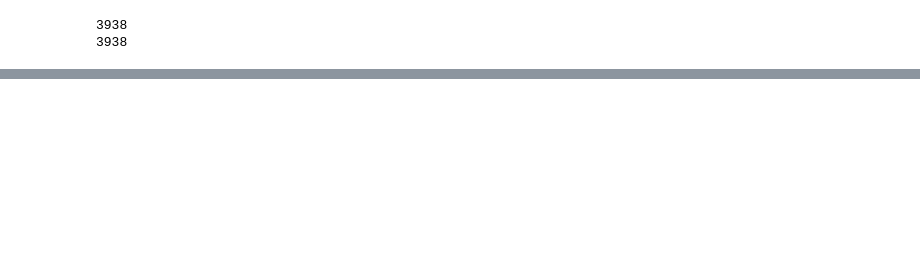
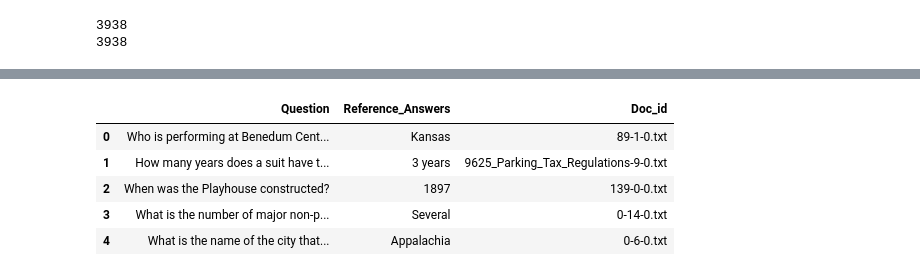
Before and after one commit to Aaalan-Zhang/nlp-from-scratch-assignment-fall2024, a Jupyter notebook: annotation/automatic_annotation.ipynb, the cells around one changed output, grey strips where cells are left out. Cells and saved outputs as stored; diff of their text form; code cells hidden in the pictures; blank space fills up the shorter version.

```diff
--- a/annotation/automatic_annotation.ipynb
+++ b/annotation/automatic_annotation.ipynb
@@ -240,6 +240,9 @@ import random
 qa_pairs = pd.read_csv('../data/annotated/QA_pairs.csv')
 print(len(qa_pairs))
 
+# convert the answer to str type
+qa_pairs['Answer'] = qa_pairs['Answer'].apply(lambda x: str(x))
+
 # for all duplicated question, compress them into one row, and make the answer a list, and all other columns take the first value
 qa_pairs_deduplicated = qa_pairs.groupby('Question').agg({'Answer': list, 'Doc_id': 'first'}).reset_index()
 print(len(qa_pairs_deduplicated))
@@ -247,6 +250,6 @@ print(len(qa_pairs_deduplicated))
 8523
 7876
 # %%
-# then only keep unique answers for each question
-qa_pairs_deduplicated['Answer'] = qa_pairs_deduplicated['Answer'].apply(lambda x: list(set(x)))
+# then only keep unique answers for each question, make the answer a concatenated string separated by semicolon
+qa_pairs_deduplicated['Answer'] = qa_pairs_deduplicated['Answer'].apply(lambda x: '[SEP]'.join(list(set(x))))
 # %%
@@ -291,0 +317,10 @@ print(len(qa_pairs_2))
+# %%
+qa_pairs_1.reset_index(drop=True, inplace=True)
+qa_pairs_1.head()
+# %% [output]
+|  | Question | Reference_Answers | Doc_id |
+| 0 | Who is performing at Benedum Cent... | Kansas | 89-1-0.txt |
+| 1 | How many years does a suit have t... | 3 years | 9625_Parking_Tax_Regulations-9-0.txt |
+| 2 | When was the Playhouse constructed? | 1897 | 139-0-0.txt |
+| 3 | What is the number of major non-p... | Several | 0-14-0.txt |
+| 4 | What is the name of the city that... | Appalachia | 0-6-0.txt |
```
Also changed, not shown: parts of 7 cells of this notebook, 11 other files.
